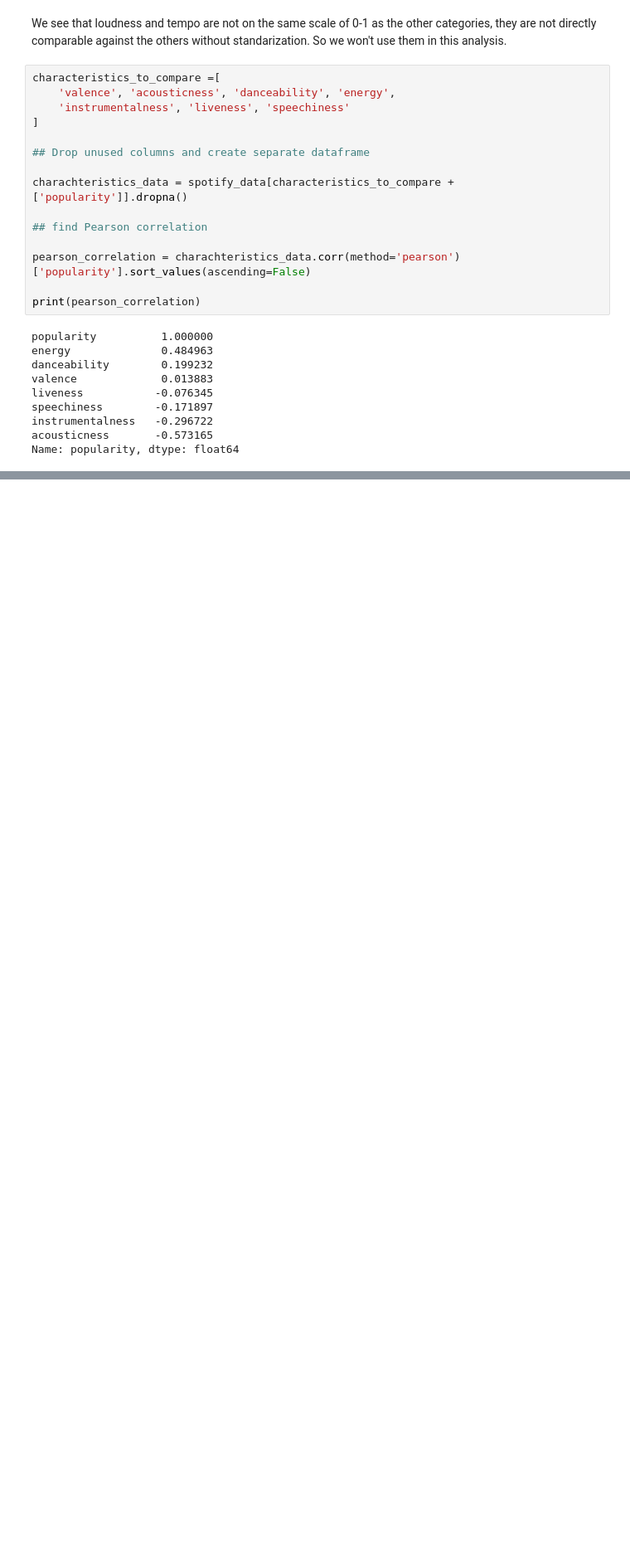
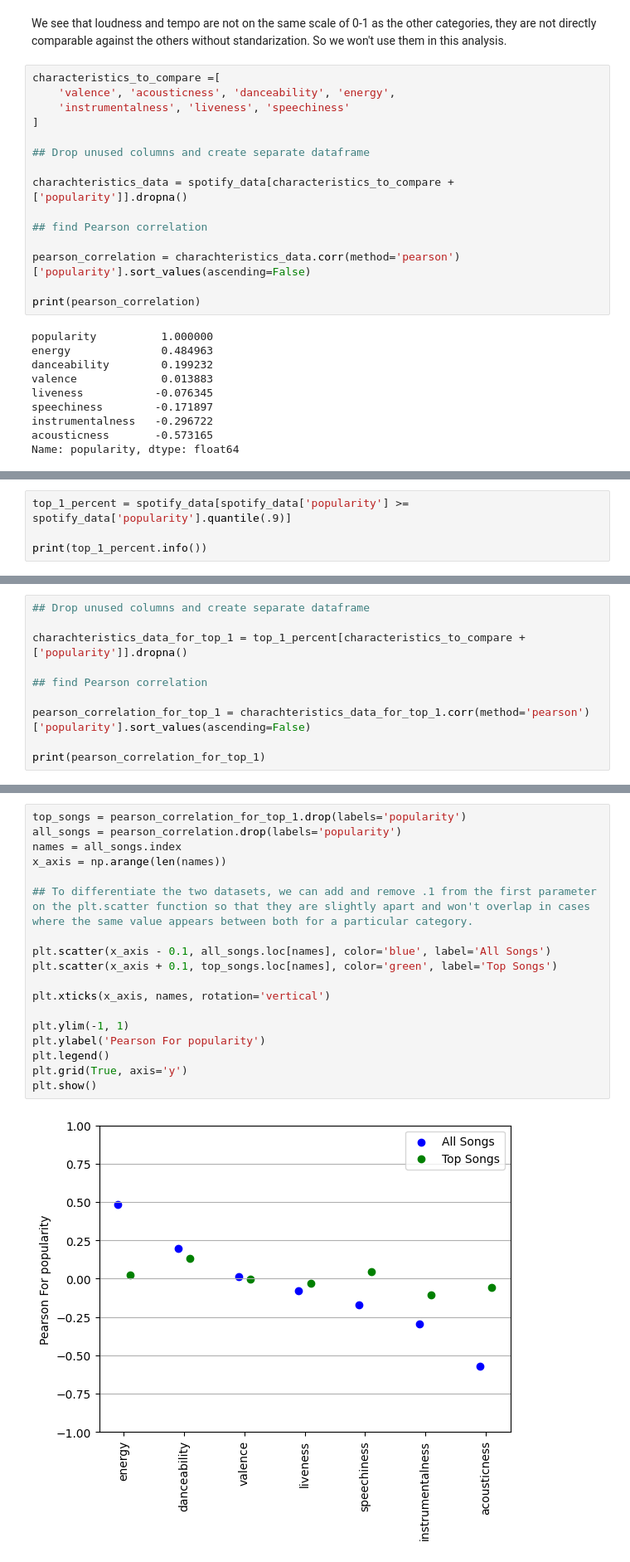
Before and after one commit to AlejandroLopez1992/DSCI235_Final_Project, a Jupyter notebook: alejandroSpotifyAnalysis.ipynb, the cells around one changed output, grey strips where cells are left out. Shown at 83% size. Drawn from its saved outputs; the diff is of its cells as text; blank space fills up the shorter version.

```diff
--- a/alejandroSpotifyAnalysis.ipynb
+++ b/alejandroSpotifyAnalysis.ipynb
@@ -145,0 +148,4 @@ The above code shows the correlation of each attribute when compared to probabil
+# %%
+top_1_percent = spotify_data[spotify_data['popularity'] >= spotify_data['popularity'].quantile(.9)]
+
+print(top_1_percent.info())
@@ -145,0 +185,10 @@ The above code shows the correlation of each attribute when compared to probabil
+# %%
+## Drop unused columns and create separate dataframe
+
+charachteristics_data_for_top_1 = top_1_percent[characteristics_to_compare + ['popularity']].dropna()
+
+## find Pearson correlation
+
+pearson_correlation_for_top_1 = charachteristics_data_for_top_1.corr(method='pearson')['popularity'].sort_values(ascending=False)
+
+print(pearson_correlation_for_top_1)
@@ -145,0 +207,20 @@ The above code shows the correlation of each attribute when compared to probabil
+# %%
+top_songs = pearson_correlation_for_top_1.drop(labels='popularity')
+all_songs = pearson_correlation.drop(labels='popularity')
+names = all_songs.index
+x_axis = np.arange(len(names))
+
+## To differentiate the two datasets, we can add and remove .1 from the first parameter on the plt.scatter function so that they are slightly apart and won't overlap in cases where the same value appears between both for a particular category.
+
+plt.scatter(x_axis - 0.1, all_songs.loc[names], color='blue', label='All Songs')
+plt.scatter(x_axis + 0.1, top_songs.loc[names], color='green', label='Top Songs')
+
+plt.xticks(x_axis, names, rotation='vertical')
+
+plt.ylim(-1, 1)
+plt.ylabel('Pearson For popularity')
+plt.legend()
+plt.grid(True, axis='y')
+plt.show()
+# %% [output]
+[figure, added]
```
Also changed, not shown: parts of 17 cells of this notebook.
